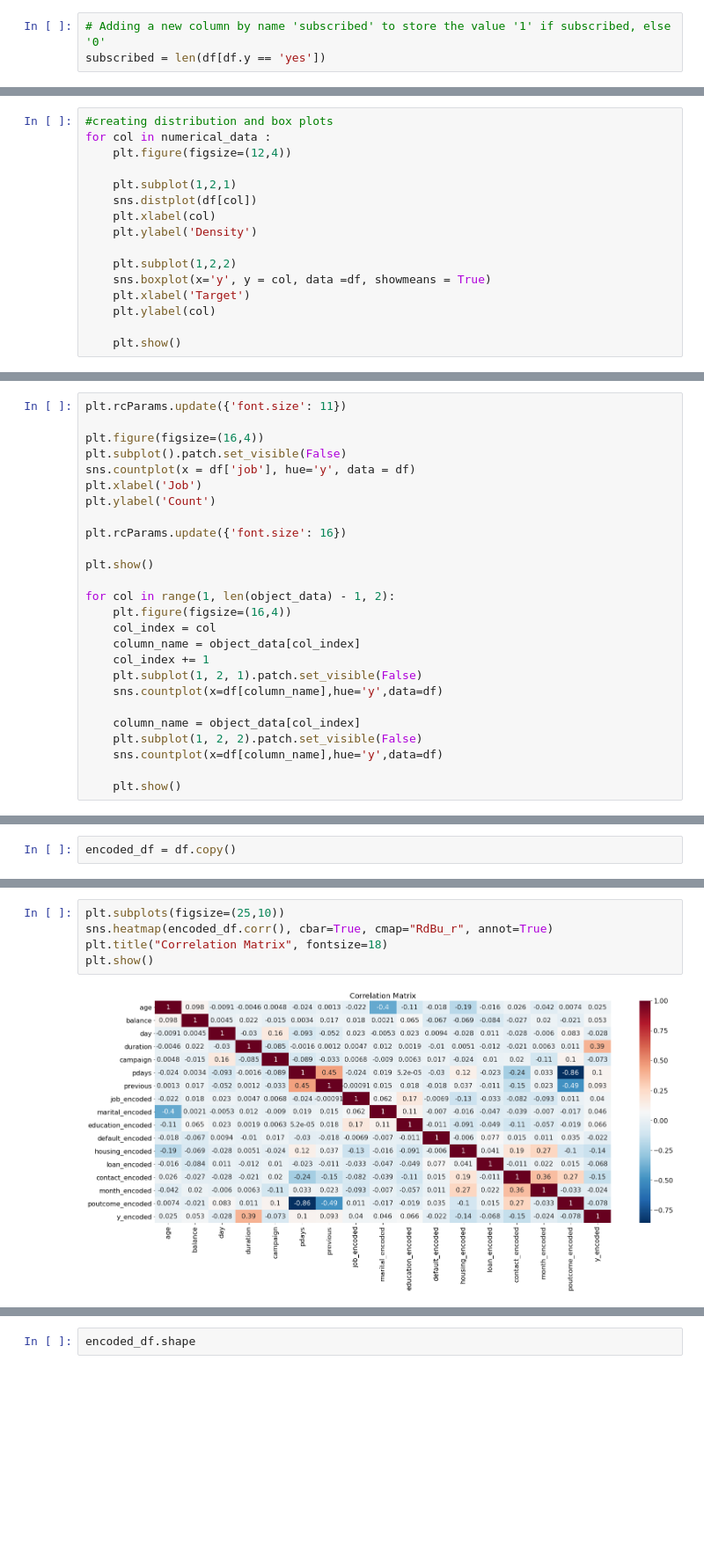
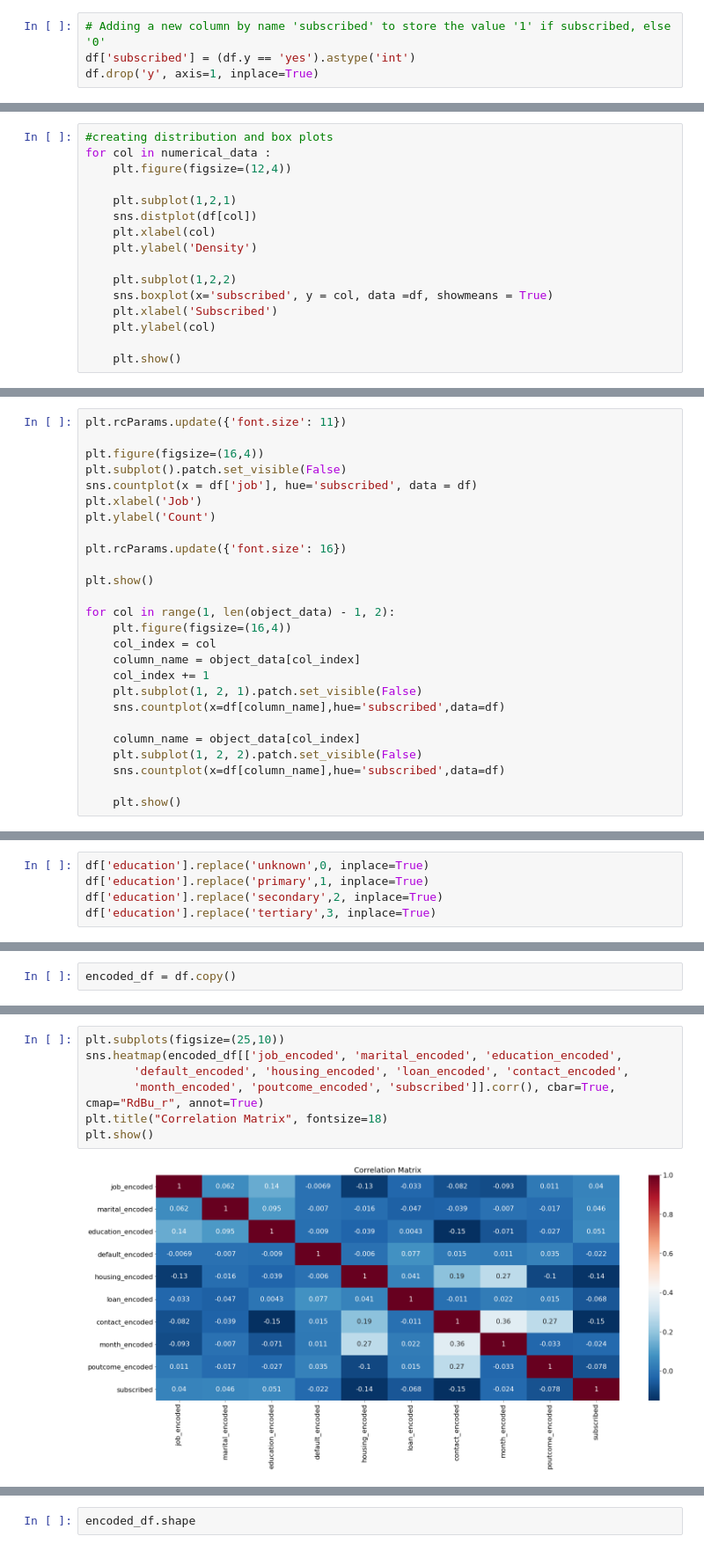
Before and after one commit to pankajvma/MiniProjects, a Jupyter notebook: Bank-Marketing-Prediction/Bank-marketing-predict-term-deposit.ipynb, the cells around one changed output, grey strips where cells are left out. Shown: that part at 88% size. Drawn from its saved outputs; the diff is of its cells as text; blank space fills up the shorter version.

```diff
--- a/Bank-Marketing-Prediction/Bank-marketing-predict-term-deposit.ipynb
+++ b/Bank-Marketing-Prediction/Bank-marketing-predict-term-deposit.ipynb
@@ -182,7 +175,8 @@ dtype: int64
 - 5289 Out of 45211 contacted customers subscribed
 # %%
 # Adding a new column by name 'subscribed' to store the value '1' if subscribed, else '0'
-subscribed = len(df[df.y == 'yes'])
+df['subscribed'] = (df.y == 'yes').astype('int')
+df.drop('y', axis=1, inplace=True)
 # %%
 df.keys()
 # %% [output]
@@ -320,8 +313,8 @@ for col in numerical_data :
     plt.ylabel('Density')
 
     plt.subplot(1,2,2)
-    sns.boxplot(x='y', y = col, data =df, showmeans = True)
-    plt.xlabel('Target')
+    sns.boxplot(x='subscribed', y = col, data =df, showmeans = True)
+    plt.xlabel('Subscribed')
     plt.ylabel(col)
 
     plt.show()
@@ -453,7 +445,7 @@ plt.rcParams.update({'font.size': 11})
 
 plt.figure(figsize=(16,4))
 plt.subplot().patch.set_visible(False)
-sns.countplot(x = df['job'], hue='y', data = df)
+sns.countplot(x = df['job'], hue='subscribed', data = df)
 plt.xlabel('Job')
 plt.ylabel('Count')
 
@@ -467,11 +459,11 @@ for col in range(1, len(object_data) - 1, 2):
     column_name = object_data[col_index]
     col_index += 1
     plt.subplot(1, 2, 1).patch.set_visible(False)
-    sns.countplot(x=df[column_name],hue='y',data=df)
+    sns.countplot(x=df[column_name],hue='subscribed',data=df)
 
     column_name = object_data[col_index]
     plt.subplot(1, 2, 2).patch.set_visible(False)
-    sns.countplot(x=df[column_name],hue='y',data=df)
+    sns.countplot(x=df[column_name],hue='subscribed',data=df)
 
     plt.show()
 # %% [output]
@@ -508,3 +500,8 @@ dtype: int64
 - The people who do not have a credit have shown interest in the term deposit.
 - The people who do not have a housing loan have shown relatively higher interest in the term deposit.
 - Customers who were contacted during the month of March, September, December, and October repectively have mostly subscribed to the term deposit.
+# %%
+df['education'].replace('unknown',0, inplace=True)
+df['education'].replace('primary',1, inplace=True)
+df['education'].replace('secondary',2, inplace=True)
+df['education'].replace('tertiary',3, inplace=True)
@@ -648,11 +651,13 @@ Index(['age', 'balance', 'day', 'duration', 'campaign', 'pdays', 'previous',
       dtype='object')
 # %%
 plt.subplots(figsize=(25,10))
-sns.heatmap(encoded_df.corr(), cbar=True, cmap="RdBu_r", annot=True)
+sns.heatmap(encoded_df[['job_encoded', 'marital_encoded', 'education_encoded',
+       'default_encoded', 'housing_encoded', 'loan_encoded', 'contact_encoded',
+       'month_encoded', 'poutcome_encoded', 'subscribed']].corr(), cbar=True, cmap="RdBu_r", annot=True)
 plt.title("Correlation Matrix", fontsize=18)
 plt.show()
 # %% [output]
-[figure, old version]
+[figure, new version]
 # %%
 #defaut feature does not play imp role
 print(encoded_df.groupby(['default_encoded']).size())
```
Also changed, not shown: parts of 53 cells of this notebook, 39 other files.
